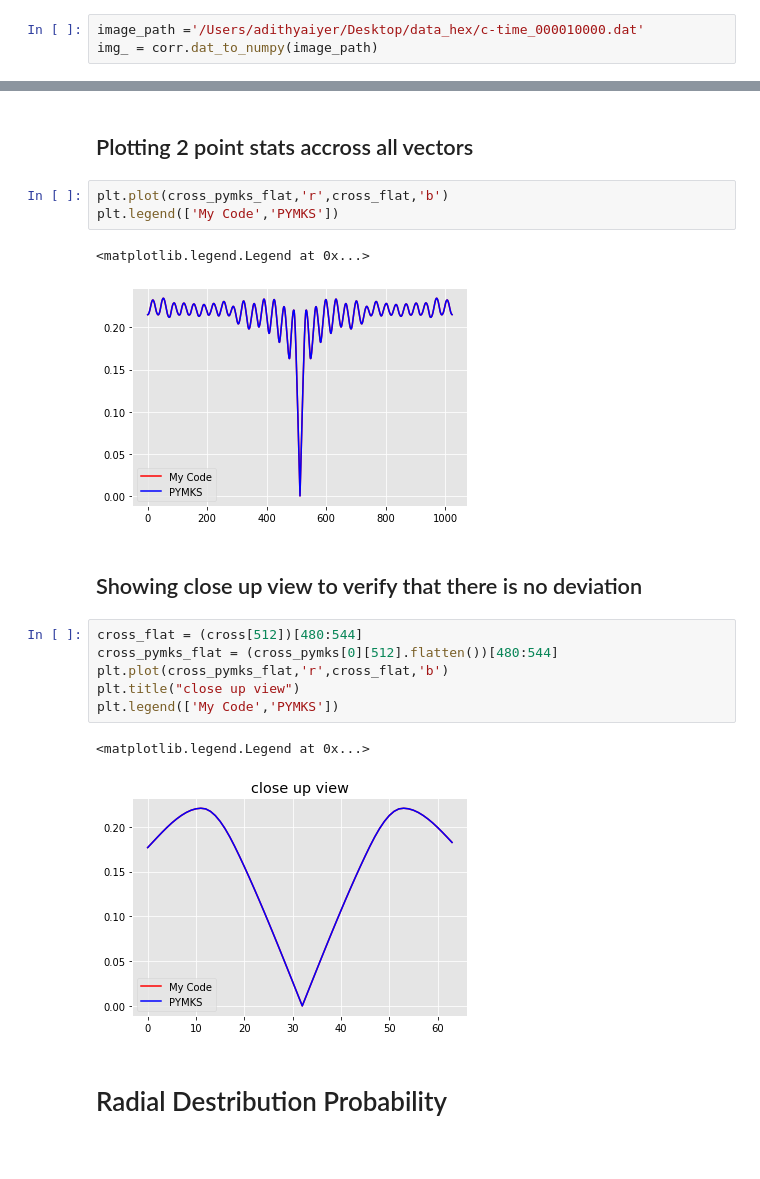
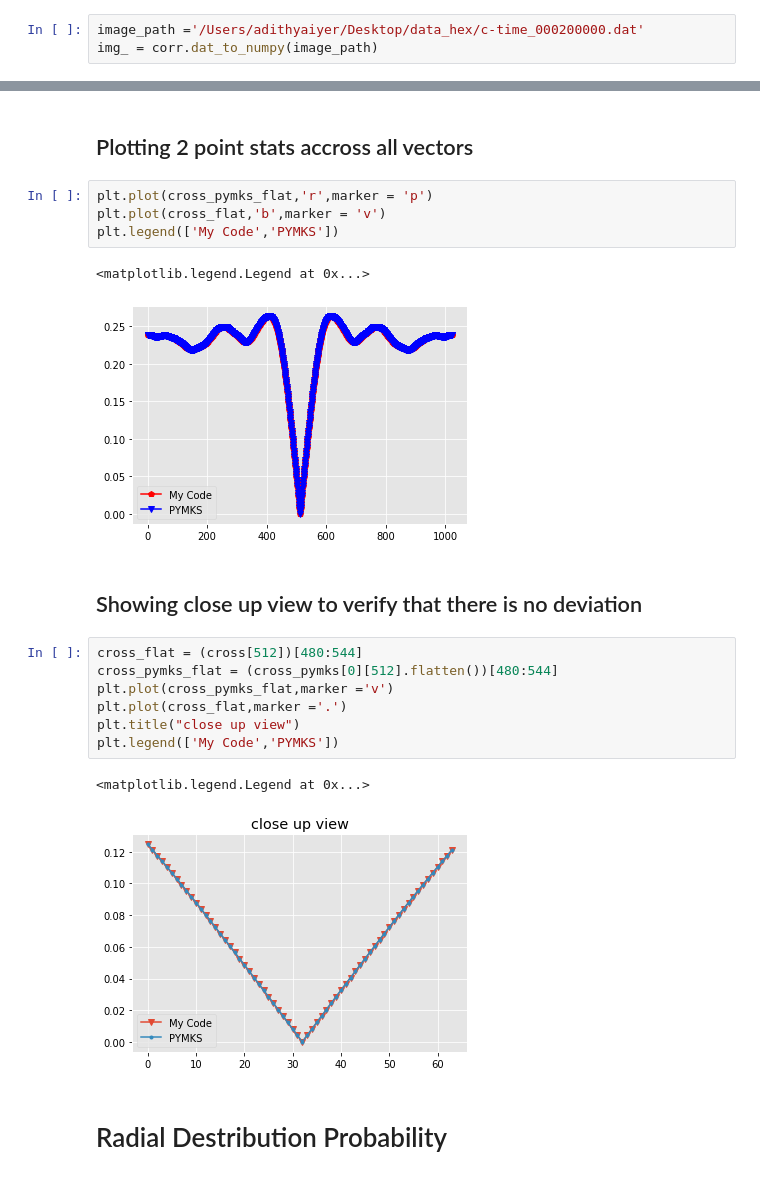
Before and after one commit to nhgowtham/MicrostructureStatistics, a Jupyter notebook: 2 point correlations example.ipynb, the cells around one changed output, grey strips where cells are left out. Saved outputs shown, nothing was run; the diff lists cells and outputs as text.

```diff
--- a/2 point correlations example.ipynb
+++ b/2 point correlations example.ipynb
@@ -8,7 +8,7 @@ import pandas as pd
 # %% [markdown]
 ### Changing the image from png/dat file to numpy array
 # %%
-image_path ='/Users/adithyaiyer/Desktop/data_hex/c-time_000010000.dat'
+image_path ='/Users/adithyaiyer/Desktop/data_hex/c-time_000200000.dat'
 img_ = corr.dat_to_numpy(image_path)
 # %% [markdown]
 ## Visualizing the microstructure(cropped if png)
@@ -82,22 +83,24 @@ cross_pymks_flat = (cross_pymks[0][512].flatten())
 # %% [markdown]
 ## Plotting 2 point stats accross all vectors
 # %%
-plt.plot(cross_pymks_flat,'r',cross_flat,'b')
+plt.plot(cross_pymks_flat,'r',marker = 'p')
+plt.plot(cross_flat,'b',marker = 'v')
 plt.legend(['My Code','PYMKS'])
 # %% [output]
 <matplotlib.legend.Legend at 0x...>
-[figure, old version]
+[figure, new version]
 # %% [markdown]
 ## Showing close up view to verify that there is no deviation
 # %%
 cross_flat = (cross[512])[480:544]
 cross_pymks_flat = (cross_pymks[0][512].flatten())[480:544]
-plt.plot(cross_pymks_flat,'r',cross_flat,'b')
+plt.plot(cross_pymks_flat,marker ='v')
+plt.plot(cross_flat,marker ='.')
 plt.title("close up view")
 plt.legend(['My Code','PYMKS'])
 # %% [output]
 <matplotlib.legend.Legend at 0x...>
-[figure, old version]
+[figure, new version]
 # %% [markdown]
 # Radial Destribution Probability
 # %%
```
Also changed, not shown: parts of 17 cells of this notebook, 2 other files.
